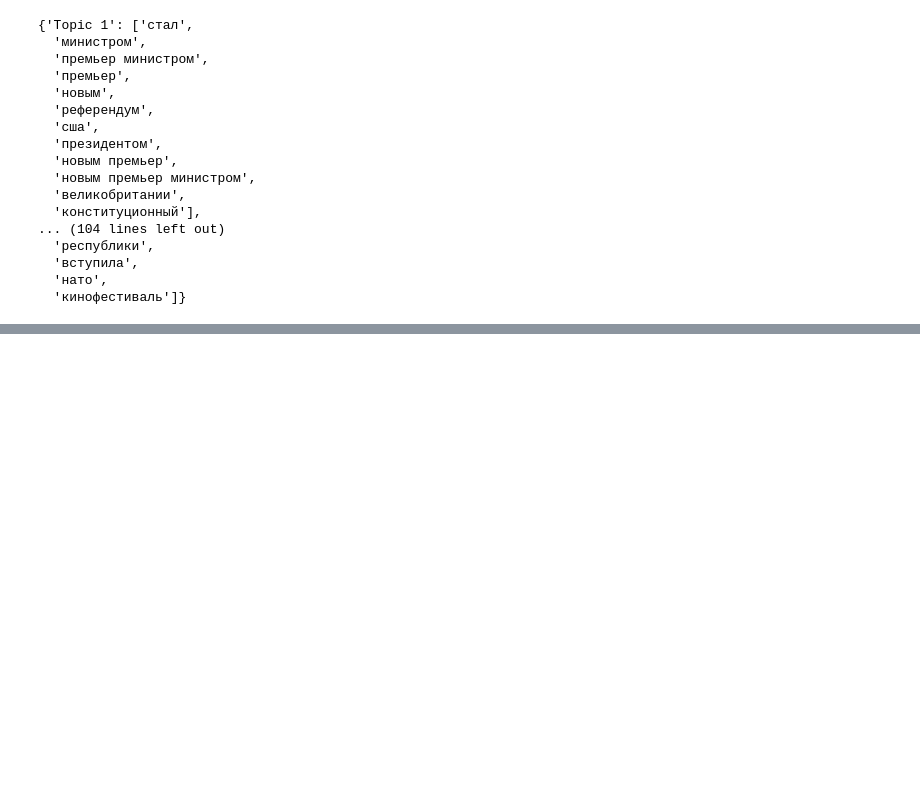
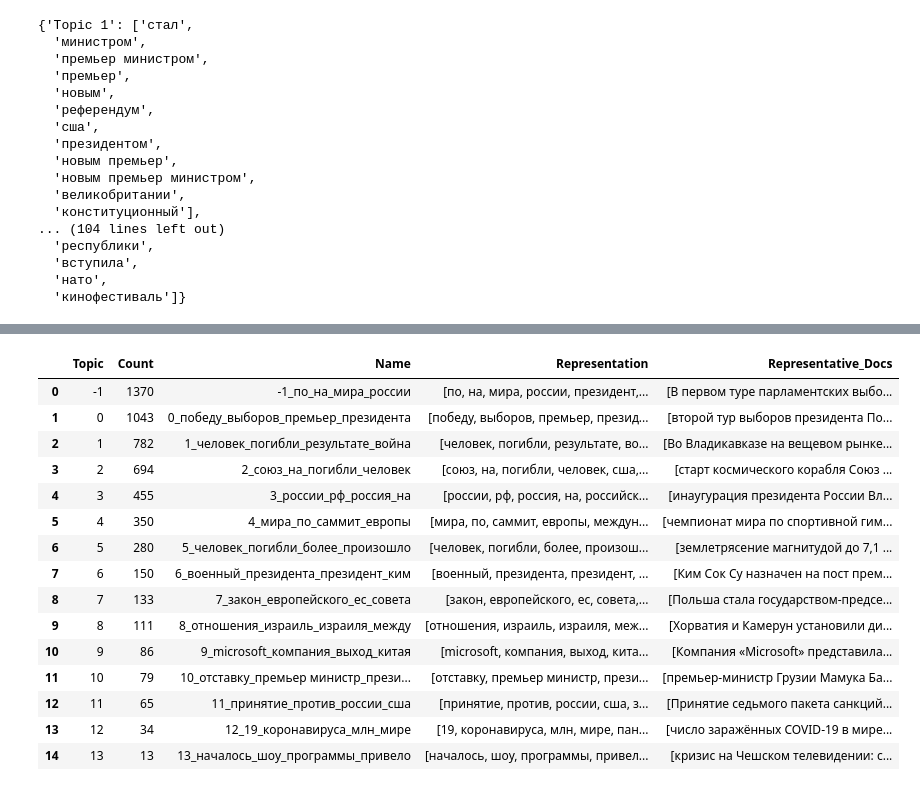
Before and after one commit to ruslooob/data-core, a Jupyter notebook: notebooks/20_topic_modeling.ipynb, the cells around one changed output, grey strips where cells are left out. Cells and saved outputs as stored; diff of their text form; code cells hidden in the pictures; blank space fills up the shorter version.

```diff
--- a/notebooks/20_topic_modeling.ipynb
+++ b/notebooks/20_topic_modeling.ipynb
@@ -286,32 +307,45 @@ TOPIC 0 | total docs: 180
 # %%
-# semi-supervised learning
-topic_model = BERTopic(
-    embedding_model=embedding_model,
-    vectorizer_model=vectorizer_model,
-    language="multilingual",
-    calculate_probabilities=True,
-    verbose=True,
-    zeroshot_topic_list=[
-        'природная катастрофа', 'авиакатастрофа', 'государственный переворот', 'вооруженный конфликт', 'теракт', 'протесты', 'санкции', 'спорт', 'закон'
-    ],
-    seed_topic_list=[
-        ["землетрясение", "цунами", "извержение вулкана", "ураган", "тайфун",
-         "наводнение", "оползень", "сель", "засуха", "лесной пожар"],
-        ["авиакатастрофа", "крушение самолета", "пассажирский самолет",
-         "на борту", "рейс", "экипаж"],
-        ["государственный переворот", "госпереворот", "военный переворот",
- "свержение власти", "захват власти", "путч"],
-        ["вооруженный конфликт", "война", "военные действия", "наступление", "обстрел", "ВС РФ", "ВСУ"],
-        ["теракт", "смертник", "террористический акт"],
-        ["санкции", "пакет санкций"],
-        ["акция протеста", "протест", "массовые протесты", "беспорядки"],
-        ["запуск ракеты", "космос", "спутник", "космический аппарат", "орбита", "космодром"],
-        ["чемпионат мира", "спорт", "золотая медаль", "олимпийские игры", "сборная"],
-        ["выборы президента", "выборы премьер-министра", "парламентские выборы"],
-        ["закон", "подписание закона", "вступление в силу закона", "законопроект", "принятие закона"],
-        ["Nvidia", "Microsoft", "Google", "Samsung", "Huawei", "Facebook", "Apple"]
-    ]
-)
+import os
 
-topics, probs = topic_model.fit_transform(texts)
+MODEL_PATH_15 = "../models/bertopic_events_15topics"
+
+if os.path.exists(MODEL_PATH_15):
+    topic_model = BERTopic.load(MODEL_PATH_15, embedding_model=embedding_model)
+    topics = topic_model.topics_
+    print(f"Модель загружена из {MODEL_PATH_15}")
+else:
+    topic_model = BERTopic(
+        embedding_model=embedding_model,
+        vectorizer_model=vectorizer_model,
+        language="multilingual",
+        calculate_probabilities=True,
+        verbose=True,
+        zeroshot_topic_list=[
+            "природные катаклизмы", "авиакатастрофы", "террористические нападения", "техногенные аварии", "войны",
+            "санкции", "выборы", "нефть", "крипт"
+        ],
+        seed_topic_list=[
+            ["землетрясение", "цунами", "извержение вулкана", "тайфун", "ураган",
+             "наводнение", "торнадо", "смерч", "засуха", "лесной пожар"],
+            ["авиакатастрофа", "крушение самолёта", "столкновение воздушное",
+             "на борту", "рейс", "Boeing"],
+            ["террористические нападения", "теракт", "взрыв", "боевики", "заложники",
+             "смертник", "перестрелка", "ИГИЛ", "талибы вооружённые"],
+            ["техногенные аварии", "утечка", "авария атомная", "загрязнение", "пожар", "АЭС", "взрыв на заводе"],
+            ["война", "конфликт", "вторжение"],
+            ["санкции", "пакет санкций"],
+            ["выборы", "голос", "инаугурация", "импичмент"],
+            ["рынок нефти", "баррель", "ОПЕК"],
+            ["биткоин", "криптовалюта"],
+            ["ракетный пуск", "ядерная программа", "ядерное оружие"],
+            ["Nvidia", "Microsoft", "Google", "Samsung", "Huawei", "Facebook", "Apple"]
+        ]
+    )
+    topics, probs = topic_model.fit_transform(texts)
+    topic_model.reduce_topics(texts, nr_topics=15)
+    topics = topic_model.topics_
+    topic_model.save(MODEL_PATH_15)
+    print(f"Модель обучена и сохранена в {MODEL_PATH_15}")
+
+topic_model.get_topic_info()
 # %% [output]
@@ -332 +353,17 @@ topics, probs = topic_model.fit_transform(texts)
+|  | Topic | Count | Name | Representation | Representative_Docs |
+| 0 | -1 | 1370 | -1_по_на_мира_россии | [по, на, мира, россии, президент,... | [В первом туре парламентских выбо... |
+| 1 | 0 | 1043 | 0_победу_выборов_премьер_президента | [победу, выборов, премьер, презид... | [второй тур выборов президента По... |
+| 2 | 1 | 782 | 1_человек_погибли_результате_война | [человек, погибли, результате, во... | [Во Владикавказе на вещевом рынке... |
+| 3 | 2 | 694 | 2_союз_на_погибли_человек | [союз, на, погибли, человек, сша,... | [старт космического корабля Союз ... |
+| 4 | 3 | 455 | 3_россии_рф_россия_на | [россии, рф, россия, на, российск... | [инаугурация президента России Вл... |
+| 5 | 4 | 350 | 4_мира_по_саммит_европы | [мира, по, саммит, европы, междун... | [чемпионат мира по спортивной гим... |
+| 6 | 5 | 280 | 5_человек_погибли_более_произошло | [человек, погибли, более, произош... | [землетрясение магнитудой до 7,1 ... |
+| 7 | 6 | 150 | 6_военный_президента_президент_ким | [военный, президента, президент, ... | [Ким Сок Су назначен на пост прем... |
+| 8 | 7 | 133 | 7_закон_европейского_ес_совета | [закон, европейского, ес, совета,... | [Польша стала государством-предсе... |
+| 9 | 8 | 111 | 8_отношения_израиль_израиля_между | [отношения, израиль, израиля, меж... | [Хорватия и Камерун установили ди... |
+| 10 | 9 | 86 | 9_microsoft_компания_выход_китая | [microsoft, компания, выход, кита... | [Компания «Microsoft» представила... |
+| 11 | 10 | 79 | 10_отставку_премьер министр_прези... | [отставку, премьер министр, прези... | [премьер-министр Грузии Мамука Ба... |
+| 12 | 11 | 65 | 11_принятие_против_россии_сша | [принятие, против, россии, сша, з... | [Принятие седьмого пакета санкций... |
+| 13 | 12 | 34 | 12_19_коронавируса_млн_мире | [19, коронавируса, млн, мире, пан... | [число заражённых COVID-19 в мире... |
+| 14 | 13 | 13 | 13_началось_шоу_программы_привело | [началось, шоу, программы, привел... | [кризис на Чешском телевидении: с... |
 # %%
```
Also changed, not shown: parts of 10 cells of this notebook.
